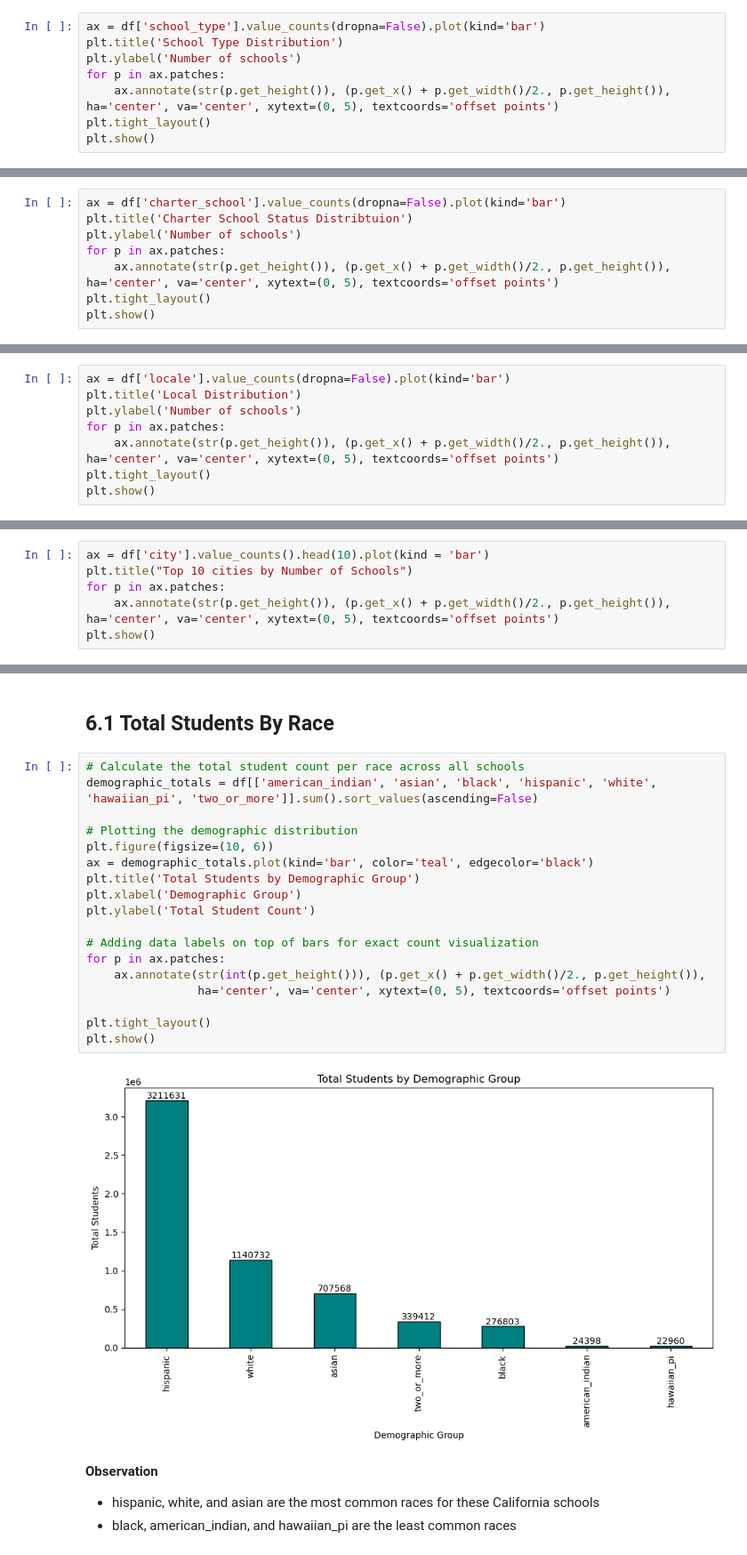
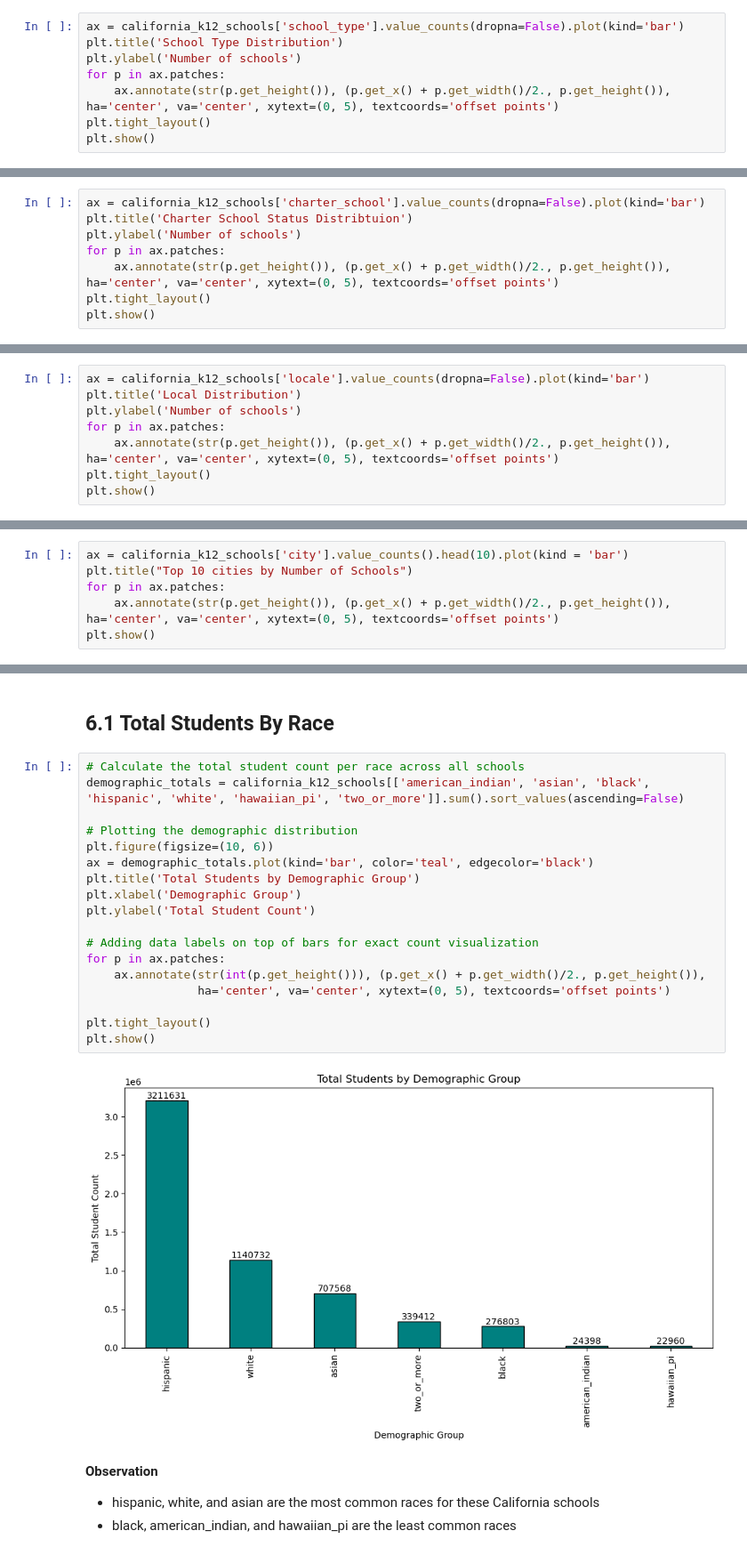
Before and after one commit to rodney-hong/eds-6340-project, a Jupyter notebook: Team 4_Midterm Project.ipynb, the cells around one changed output, grey strips where cells are left out. Shown at 89% size. Drawn from its saved outputs; the diff is of its cells as text.

```diff
--- a/Team 4_Midterm Project.ipynb
+++ b/Team 4_Midterm Project.ipynb
@@ -1355,7 +1369,7 @@ two_or_more              : 550 outliers
 # %% [markdown]
 ### Univariate Analysis
 # %%
-ax = df['school_type'].value_counts(dropna=False).plot(kind='bar')
+ax = california_k12_schools['school_type'].value_counts(dropna=False).plot(kind='bar')
 plt.title('School Type Distribution')
 plt.ylabel('Number of schools')
 for p in ax.patches:
@@ -1370,7 +1384,7 @@ plt.show()
 - Right skewed
 - The least amount of schools in the dataset are vocational schools, then special education schools
 # %%
-ax = df['charter_school'].value_counts(dropna=False).plot(kind='bar')
+ax = california_k12_schools['charter_school'].value_counts(dropna=False).plot(kind='bar')
 plt.title('Charter School Status Distribtuion')
 plt.ylabel('Number of schools')
 for p in ax.patches:
@@ -1384,7 +1398,7 @@ plt.show()
 - There's a lot more schools that aren't charter schools in the dataset
 - This means it's mainly public, regular schools
 # %%
-ax = df['locale'].value_counts(dropna=False).plot(kind='bar')
+ax = california_k12_schools['locale'].value_counts(dropna=False).plot(kind='bar')
 plt.title('Local Distribution')
 plt.ylabel('Number of schools')
 for p in ax.patches:
@@ -1398,7 +1412,7 @@ plt.show()
 - Right skewed since the tail goes to the right
 - The majority of schools are in a large suburban area
 # %%
-ax = df['city'].value_counts().head(10).plot(kind = 'bar')
+ax = california_k12_schools['city'].value_counts().head(10).plot(kind = 'bar')
 plt.title("Top 10 cities by Number of Schools")
 for p in ax.patches:
     ax.annotate(str(p.get_height()), (p.get_x() + p.get_width()/2., p.get_height()), ha='center', va='center', xytext=(0, 5), textcoords='offset points')
@@ -1543,24 +1557,24 @@ plt.show()
 ## 6.1 Total Students By Race
 # %%
 # Calculate the total student count per race across all schools
-demographic_totals = df[['american_indian', 'asian', 'black', 'hispanic', 'white', 'hawaiian_pi', 'two_or_more']].sum().sort_values(ascending=False)
+demographic_totals = california_k12_schools[['american_indian', 'asian', 'black', 'hispanic', 'white', 'hawaiian_pi', 'two_or_more']].sum().sort_values(ascending=False)
 
 # Plotting the demographic distribution
 plt.figure(figsize=(10, 6))
 ax = demographic_totals.plot(kind='bar', color='teal', edgecolor='black')
 plt.title('Total Students by Demographic Group')
 plt.xlabel('Demographic Group')
 plt.ylabel('Total Student Count')
 
 # Adding data labels on top of bars for exact count visualization
 for p in ax.patches:
     ax.annotate(str(int(p.get_height())), (p.get_x() + p.get_width()/2., p.get_height()),
                 ha='center', va='center', xytext=(0, 5), textcoords='offset points')
 
 plt.tight_layout()
 plt.show()
 # %% [output]
-[figure, old version]
+[figure, new version]
 # %% [markdown]
 **Observation**
 - hispanic, white, and asian are the most common races for these California schools
```
Also changed, not shown: parts of 48 cells of this notebook.
